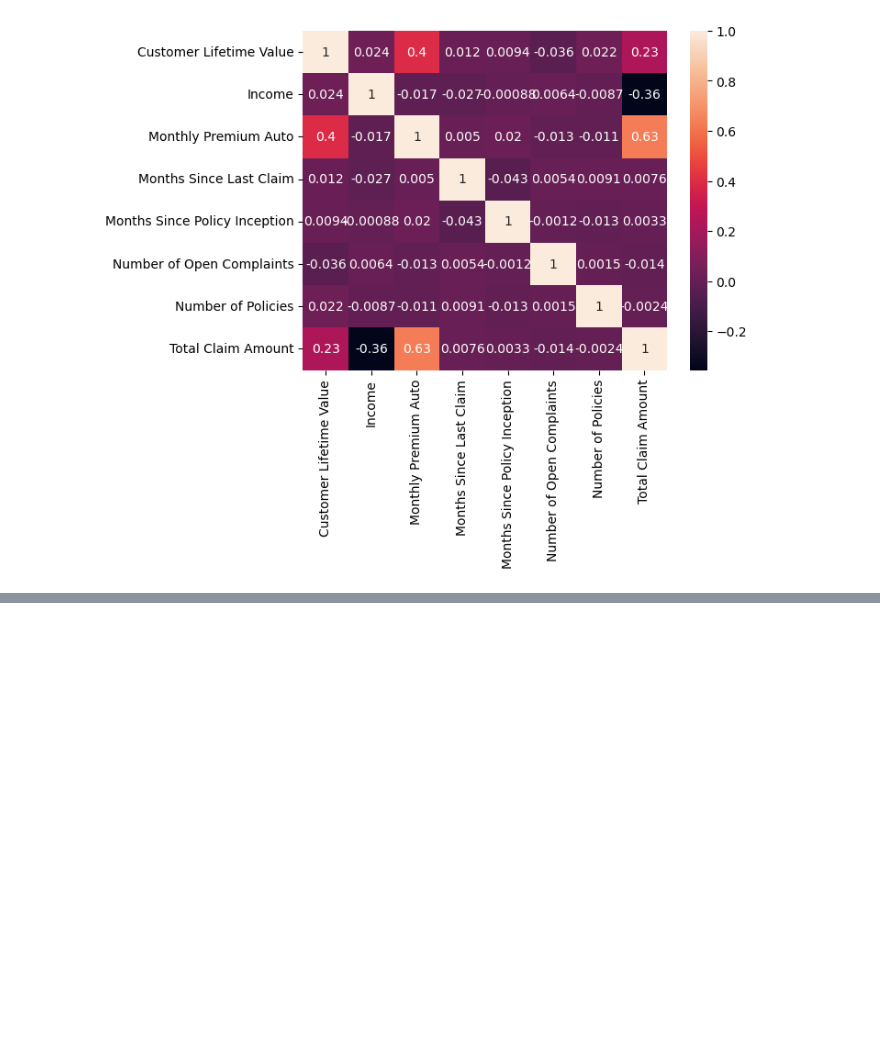
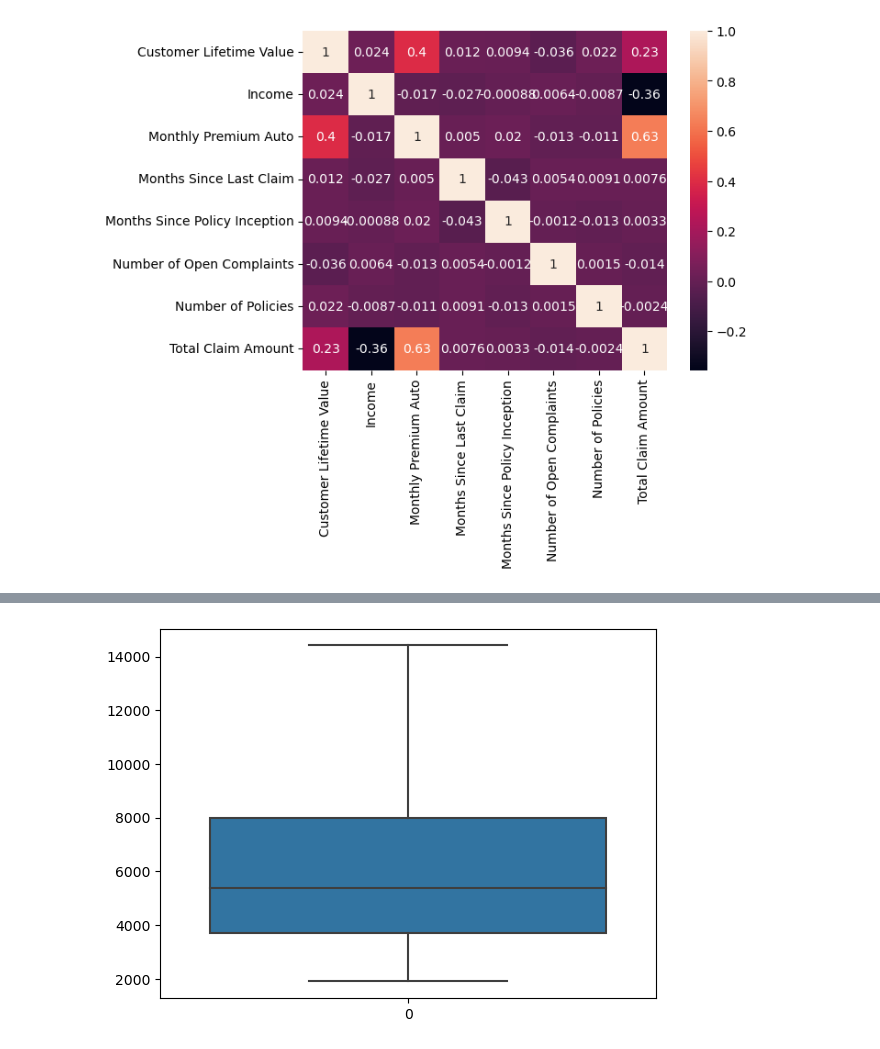
Before and after one commit to jaineeldesai/lab-customer-analysis-round-4, a Jupyter notebook: customer-lab4.ipynb, the cells around one changed output, grey strips where cells are left out. Saved outputs shown, nothing was run; the diff lists cells and outputs as text; code cells hidden in the pictures; blank space fills up the shorter version.

```diff
--- a/customer-lab4.ipynb
+++ b/customer-lab4.ipynb
@@ -153,0 +232,5 @@ plt.show()
+# %%
+sns.boxplot(num_data2['Customer Lifetime Value'])
+plt.show()
+# %% [output]
+[figure, added]
```
Also changed, not shown: parts of 32 cells of this notebook.
